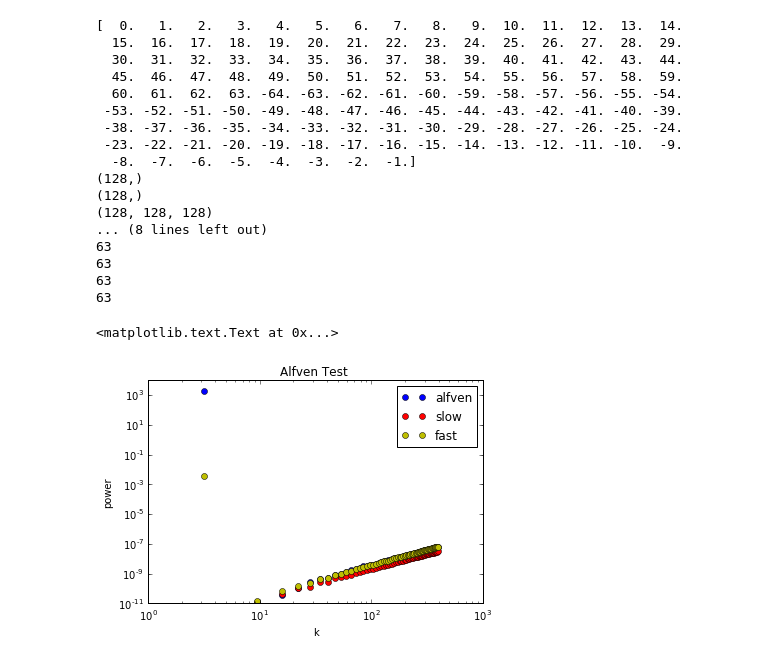
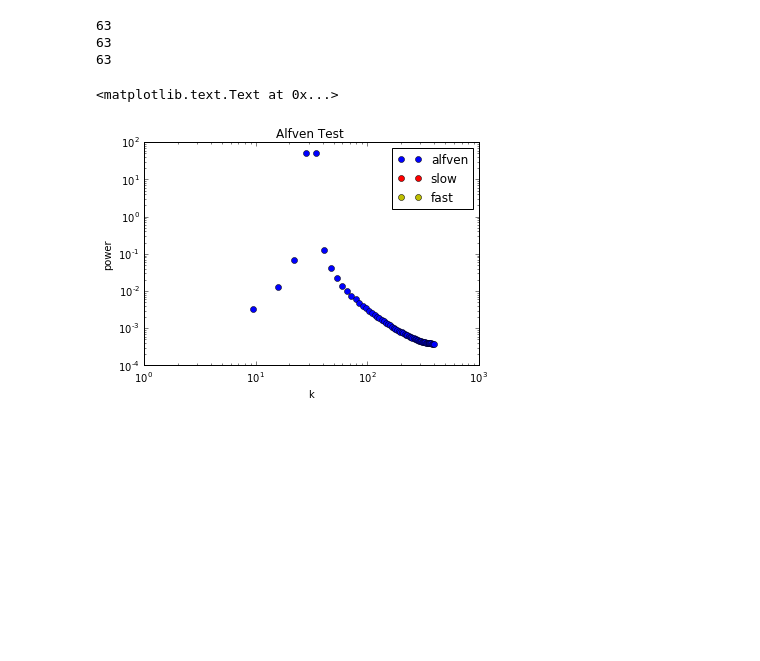
Before and after one commit to DSeligman/MHD_mode_decomposition, a Jupyter notebook: MODE_decomposition_tests.ipynb, the cells around one changed output. Saved outputs shown, nothing was run; the diff lists cells and outputs as text; code cells hidden in the pictures; blank space fills up the shorter version.

```diff
--- a/MODE_decomposition_tests.ipynb
+++ b/MODE_decomposition_tests.ipynb
@@ -101,41 +127,32 @@ def spect1D(v1,K,kgrid):
 # %%
 #Test for a linear purely Alfvenic Mode
-beta=128;
+#can experimenet with changing beta
+beta=1.;
+#experiment with changing NN - changes peak of power
+NN=5.
 n=128
 xg=np.linspace(0.,1.,n)
 yg=np.linspace(0.,1.,n)
 zg=np.linspace(0.,1.,n)
-x,y,z=np.meshgrid(xg,yg,zg,indexing='ij')
+x,y,z=np.meshgrid(xg,yg,zg)#,indexing='ij')
 Vx = np.zeros((n,n,n))
-Vz = np.zeros((n,n,n))+.01*np.random.rand(n,n,n)
-Vy = 10.1*np.sin(2.*128.*np.pi*z)
+Vz = np.zeros((n,n,n))#+.01*np.random.rand(n,n,n)
+
+Vy = 10.1*np.sin(2.*NN*np.pi*x)
 
 kgridG,alfVIso,fastVIso,slowVIso=mode_decomp(Vx,Vy,Vz,beta)
+#plt.loglog(kgridG,viso,'ko',label='viso')
 plt.loglog(kgridG,alfVIso,'bo',label='alfven')
 plt.loglog(kgridG,slowVIso,'ro',label='slow')
 plt.loglog(kgridG,fastVIso,'yo',label='fast')
 plt.legend()
 plt.xlabel('k')
 plt.ylabel('power')
 plt.title('Alfven Test ')
 # %% [output]
-[  0.   1.   2.   3.   4.   5.   6.   7.   8.   9.  10.  11.  12.  13.  14.
-  15.  16.  17.  18.  19.  20.  21.  22.  23.  24.  25.  26.  27.  28.  29.
-  30.  31.  32.  33.  34.  35.  36.  37.  38.  39.  40.  41.  42.  43.  44.
-  45.  46.  47.  48.  49.  50.  51.  52.  53.  54.  55.  56.  57.  58.  59.
-  60.  61.  62.  63. -64. -63. -62. -61. -60. -59. -58. -57. -56. -55. -54.
- -53. -52. -51. -50. -49. -48. -47. -46. -45. -44. -43. -42. -41. -40. -39.
- -38. -37. -36. -35. -34. -33. -32. -31. -30. -29. -28. -27. -26. -25. -24.
- -23. -22. -21. -20. -19. -18. -17. -16. -15. -14. -13. -12. -11. -10.  -9.
-  -8.  -7.  -6.  -5.  -4.  -3.  -2.  -1.]
-(128,)
-(128,)
-(128, 128, 128)
-... (8 lines left out)
 63
 63
 63
-63
 <matplotlib.text.Text at 0x...>
-[figure, old version]
+[figure, new version]
 # %%
```
Also changed, not shown: parts of 5 cells of this notebook.
